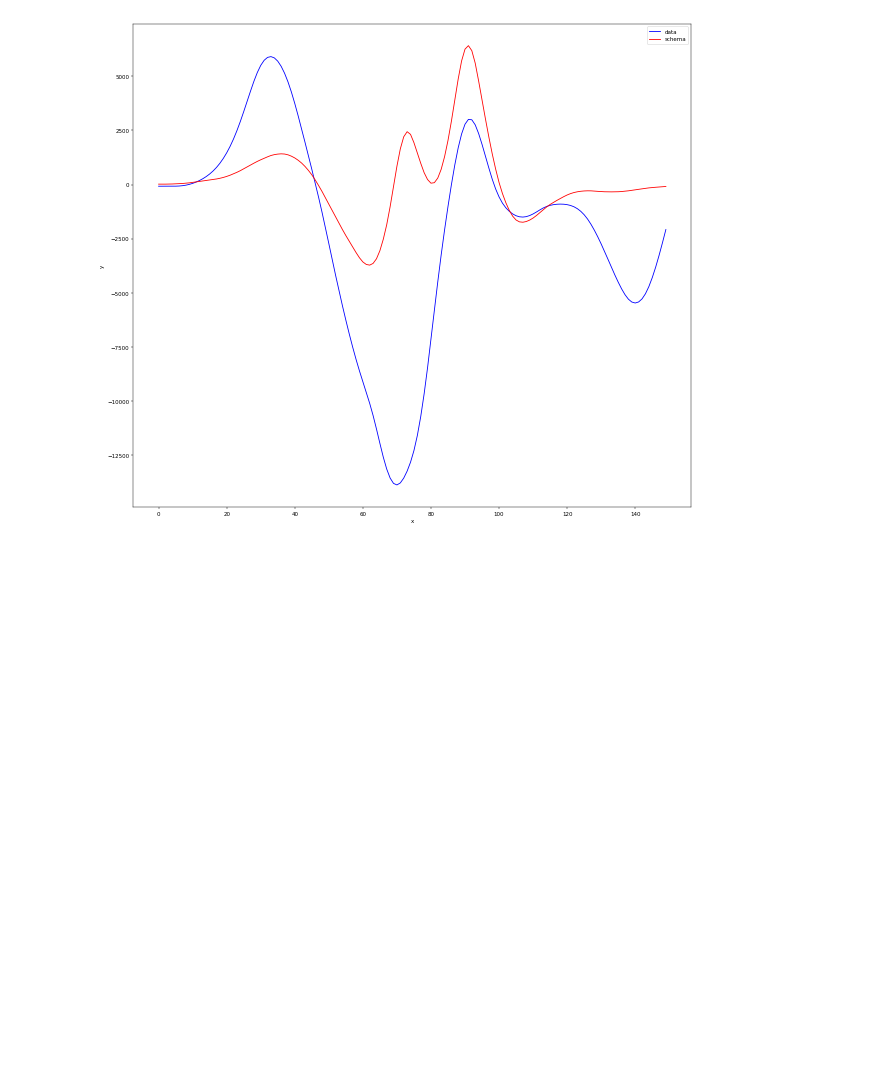
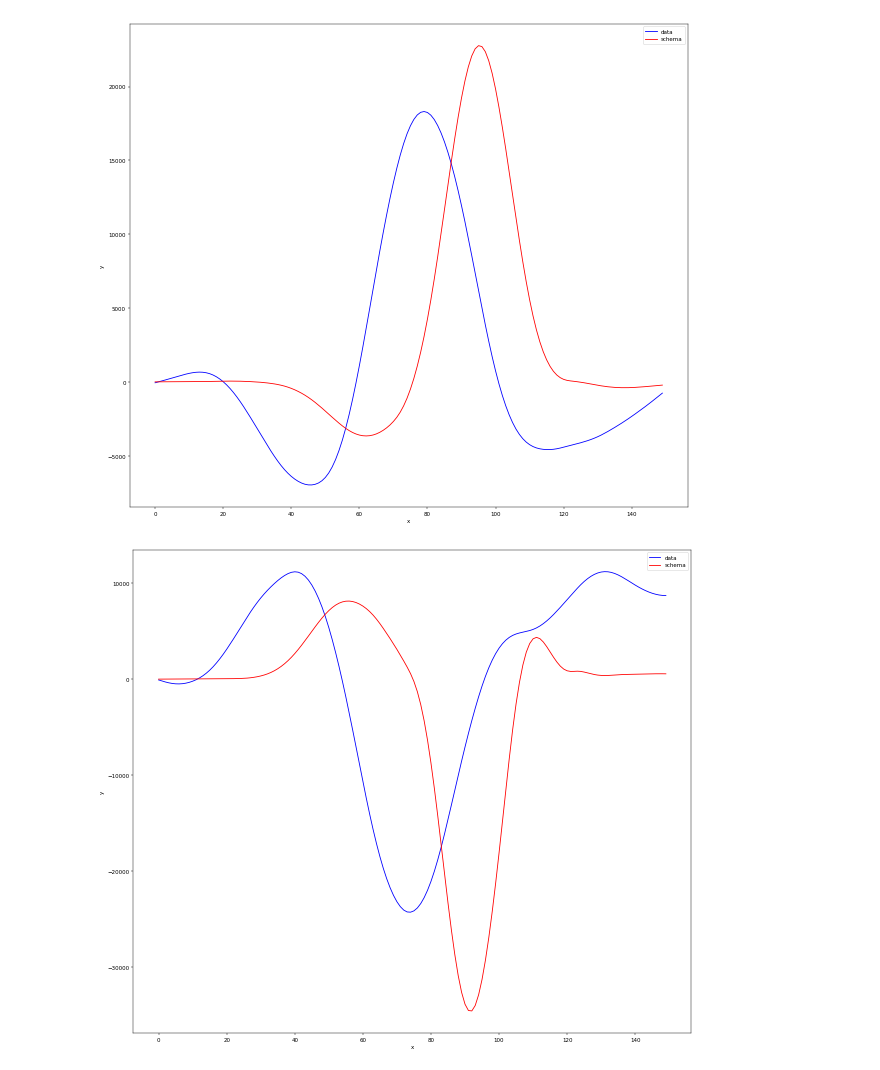
Before and after one commit to n3hrox/Biometric-analysis, a Jupyter notebook: gyro_data.ipynb, the cells around one changed output. Cells and saved outputs as stored; diff of their text form; code cells hidden in the pictures; blank space fills up the shorter version.

```diff
--- a/gyro_data.ipynb
+++ b/gyro_data.ipynb
@@ -5,16 +5,16 @@ import matplotlib.pyplot as plt
 from filtering import savitzky_golay
 
 col_names = ['timestamp', 'X', 'Y', 'Z']
-acc_data_reference = pd.read_csv('./reference-fd-bw/gyro.csv', names=col_names)
+gyro_data_reference = pd.read_csv('./reference-fd-bw/gyro.csv', names=col_names)
 
-TMP_START = 15
-TMP_END = 165
+TMP_START = 0
+TMP_END = 150
 
-xaxis = list(range(len(acc_data_reference)))[TMP_START:TMP_END]
-x_reference = acc_data_reference['X'][TMP_START:TMP_END]
+xaxis = list(range(len(gyro_data_reference)))[TMP_START:TMP_END]
+x_reference = gyro_data_reference['X'][TMP_START:TMP_END]
 # x_alt = savitzky_golay(list(x_reference), 31, 2)
-y_reference = acc_data_reference['Y'][TMP_START:TMP_END]
-z_reference = acc_data_reference['Z'][TMP_START:TMP_END]
+y_reference = gyro_data_reference['Y'][TMP_START:TMP_END]
+z_reference = gyro_data_reference['Z'][TMP_START:TMP_END]
 fig = plt.figure(figsize=(18, 16), dpi=40, facecolor='w', edgecolor='k')
 plt.plot(xaxis, np.rad2deg(x_reference), color="blue", label="xaxis")
 plt.plot(xaxis, np.rad2deg(y_reference), color="red", label="yaxis")
@@ -43,12 +44,12 @@ plt.legend()
 TMP_START = 0
 TMP_END = 150
 
-acc_data_forward = pd.read_csv('./amg-forward/gyro.csv', names=col_names)
-xaxis = list(range(len(acc_data_forward)))[TMP_START:TMP_END]
+gyro_data_forward = pd.read_csv('./amg-forward/gyro.csv', names=col_names)
+xaxis = list(range(len(gyro_data_forward)))[TMP_START:TMP_END]
 
-x_normal = acc_data_forward['X'][TMP_START:TMP_END]
-y_normal = acc_data_forward['Y'][TMP_START:TMP_END]
-z_normal = acc_data_forward['Z'][TMP_START:TMP_END]
+x_normal = gyro_data_forward['X'][TMP_START:TMP_END]
+y_normal = gyro_data_forward['Y'][TMP_START:TMP_END]
+z_normal = gyro_data_forward['Z'][TMP_START:TMP_END]
 
 
 # forward data normalization
@@ -56,31 +57,32 @@ x_normal = savitzky_golay(list(x_normal), 21, 2)
 x_normal = savitzky_golay(list(x_normal), 51, 2)
 y_normal = savitzky_golay(list(y_normal), 31, 2)
 y_normal = savitzky_golay(list(y_normal), 51, 2)
 z_normal = savitzky_golay(list(z_normal), 11, 2)
 z_normal = savitzky_golay(list(z_normal), 21, 2)
 
 
 fig = plt.figure(figsize=(18, 16), dpi=40, facecolor='w', edgecolor='k')
 plt.plot(xaxis, np.rad2deg(x_normal), color="blue", label="data")
 plt.plot(xaxis, np.rad2deg(x_reference), color="red", label="schema")
 plt.xlabel('x')
 plt.ylabel('y')
 plt.legend()
 plt.show()
 fig2 = plt.figure(figsize=(18, 16), dpi=40, facecolor='w', edgecolor='k')
 plt.plot(xaxis, np.rad2deg(y_normal), color="blue", label="data")
 plt.plot(xaxis, np.rad2deg(y_reference), color="red", label="schema")
 # plt.plot(xaxis, np.rad2deg(z_normal), color="black", label="zaxis")
 plt.xlabel('x')
 plt.ylabel('y')
 plt.legend()
 plt.show()
 fig3 = plt.figure(figsize=(18, 16), dpi=40, facecolor='w', edgecolor='k')
 plt.plot(xaxis, np.rad2deg(z_normal), color="blue", label="data")
 plt.plot(xaxis, np.rad2deg(z_reference), color="red", label="schema")
 plt.xlabel('x')
 plt.ylabel('y')
 plt.legend()
 plt.show()
 # %% [output]
-[figure, old version]
+[figure, new version]
+[figure, added]
```
Also changed, not shown: parts of 4 cells of this notebook, 1 other file.
